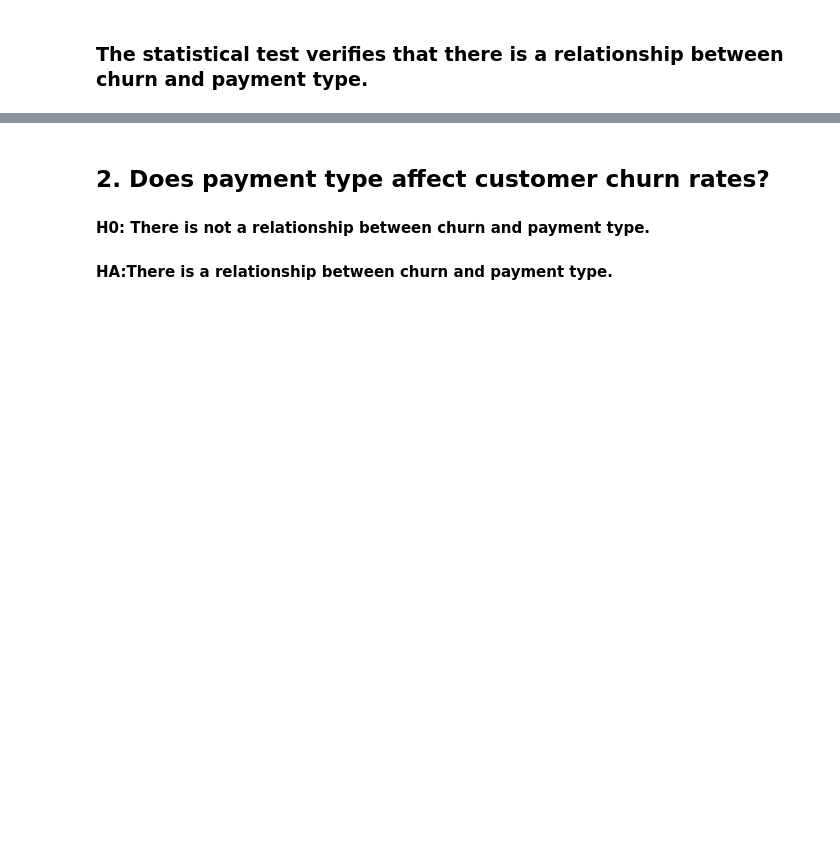
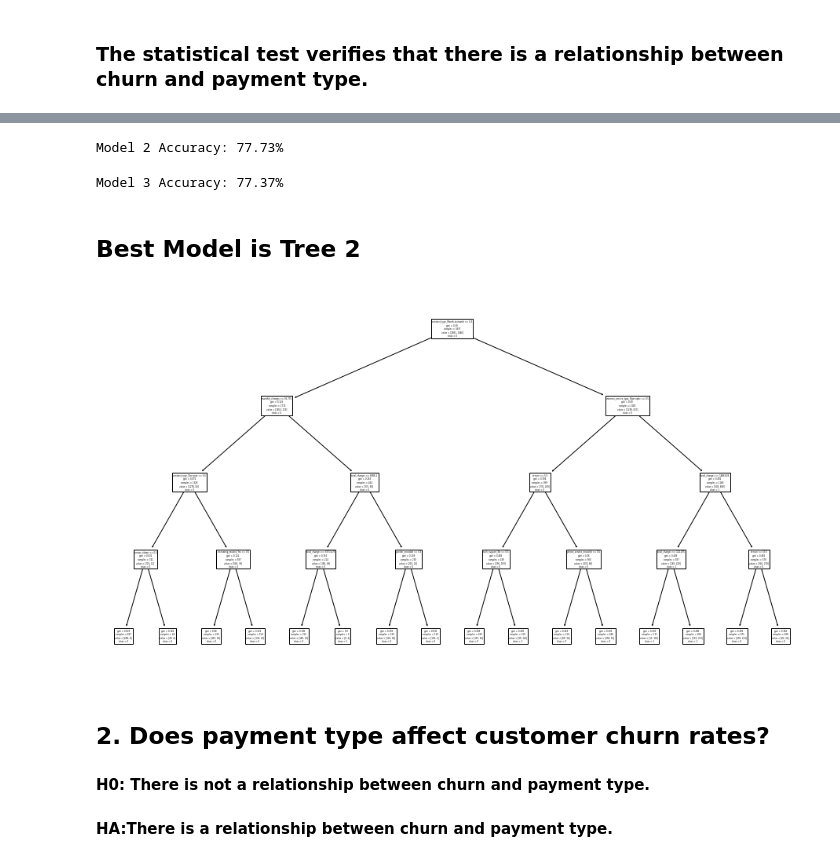
Before and after one commit to raedownen/Project_1-Classification, a Jupyter notebook: final_report.ipynb, the cells around one changed output, grey strips where cells are left out. Cells and saved outputs as stored; diff of their text form; code cells hidden in the pictures; blank space fills up the shorter version.

```diff
--- a/final_report.ipynb
+++ b/final_report.ipynb
@@ -127,0 +136,10 @@ Yes                869  177
+# %%
+# Make the model
+tree1 = DecisionTreeClassifier(max_depth=3, random_state=123)
+
+# Fit the model (on train and only train)
+tree1.fit(X_train, y_train)
+
+# Use the model
+# We'll evaluate the model's performance on train, first
+y_predictions = tree1.predict(X_train)
@@ -128,3 +151,41 @@ Yes                869  177
+# %%
+# Make the model 2
+tree2 = DecisionTreeClassifier(max_depth=4, random_state=123)
+
+# Fit the model (on train and only train)
+tree2.fit(X_train, y_train)
+
+# Use the model
+# We'll evaluate the model's performance on train, first
+y_predictions = tree2.predict(X_train)
+# %%
+accuracy = tree2.score(X_validate, y_validate)
+print(f'Model 2 Accuracy: {accuracy:.2%}')
+# %% [output]
+Model 2 Accuracy: 77.73%
+# %%
+# Make the model 3
+tree3 = DecisionTreeClassifier(max_depth=5, random_state=123)
+
+# Fit the model (on train and only train)
+tree3.fit(X_train, y_train)
+
+# Use the model
+# We'll evaluate the model's performance on train, first
+y_predictions = tree3.predict(X_train)
+# %%
+accuracy = tree3.score(X_validate, y_validate)
+print(f'Model 3 Accuracy: {accuracy:.2%}')
+# %% [output]
+Model 3 Accuracy: 77.37%
+# %% [markdown]
+## Best Model is Tree 2
+# %%
+plt.figure(figsize=(16,9))
+plot_tree(tree2, feature_names=X_train.columns, class_names=['0','1'])
+plt.show()
+# %% [output]
+[figure, added]
 # %% [markdown]
 ## 2. Does payment type affect customer churn rates?
 #### H0: There is not a relationship between churn and payment type.
```
Also changed, not shown: parts of 5 cells of this notebook.
